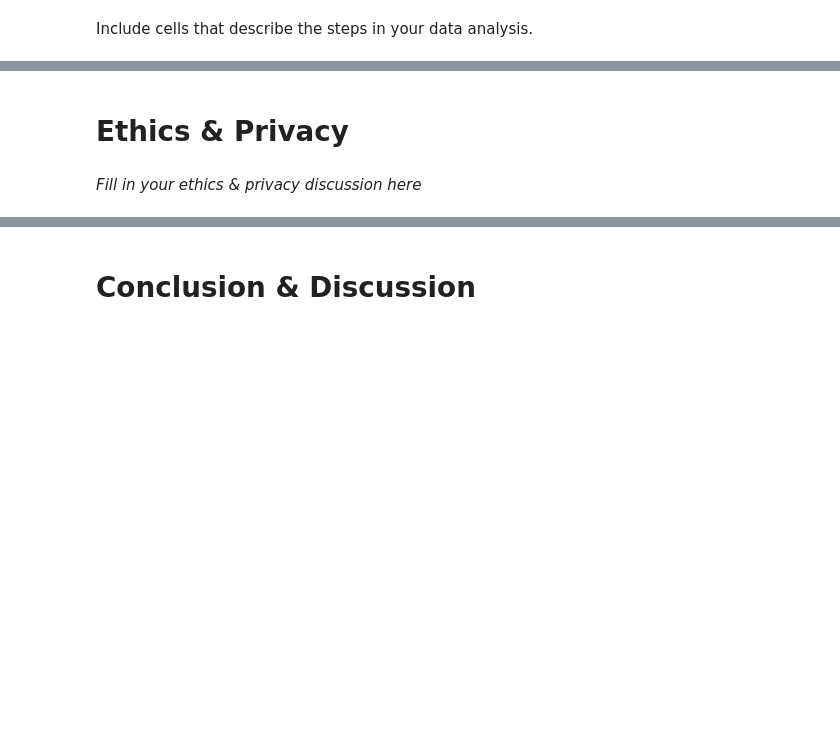
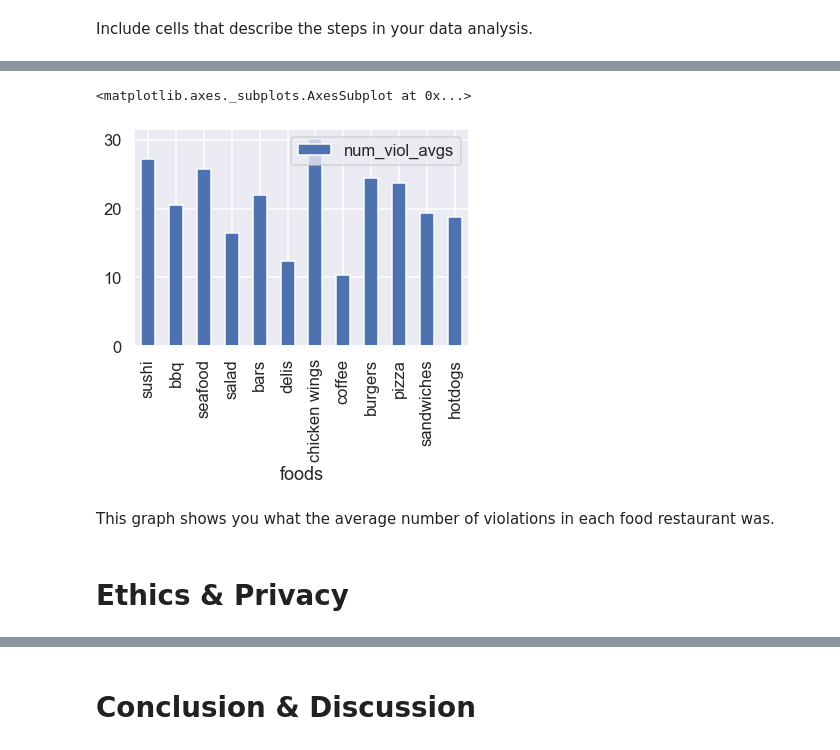
Before and after one commit to COGS108/individual_sp20, a Jupyter notebook: final_project/FinalProject_peterkirov.ipynb, the cells around one changed output, grey strips where cells are left out. Cells and saved outputs as stored; diff of their text form; code cells hidden in the pictures; blank space fills up the shorter version.

```diff
--- a/final_project/FinalProject_peterkirov.ipynb
+++ b/final_project/FinalProject_peterkirov.ipynb
@@ -416,4 +437,9 @@ number of violations hotdog restaurants: 20
+# %%
+food_ave_df.plot(x='foods', y='num_viol_avgs', kind='bar')
+# %% [output]
+<matplotlib.axes._subplots.AxesSubplot at 0x...>
+[figure, added]
+# %% [markdown]
+This graph shows you what the average number of violations in each food restaurant was.
 # %% [markdown]
 # Ethics & Privacy
-# %% [markdown]
-*Fill in your ethics & privacy discussion here*
```
Also changed, not shown: parts of 9 cells of this notebook.
